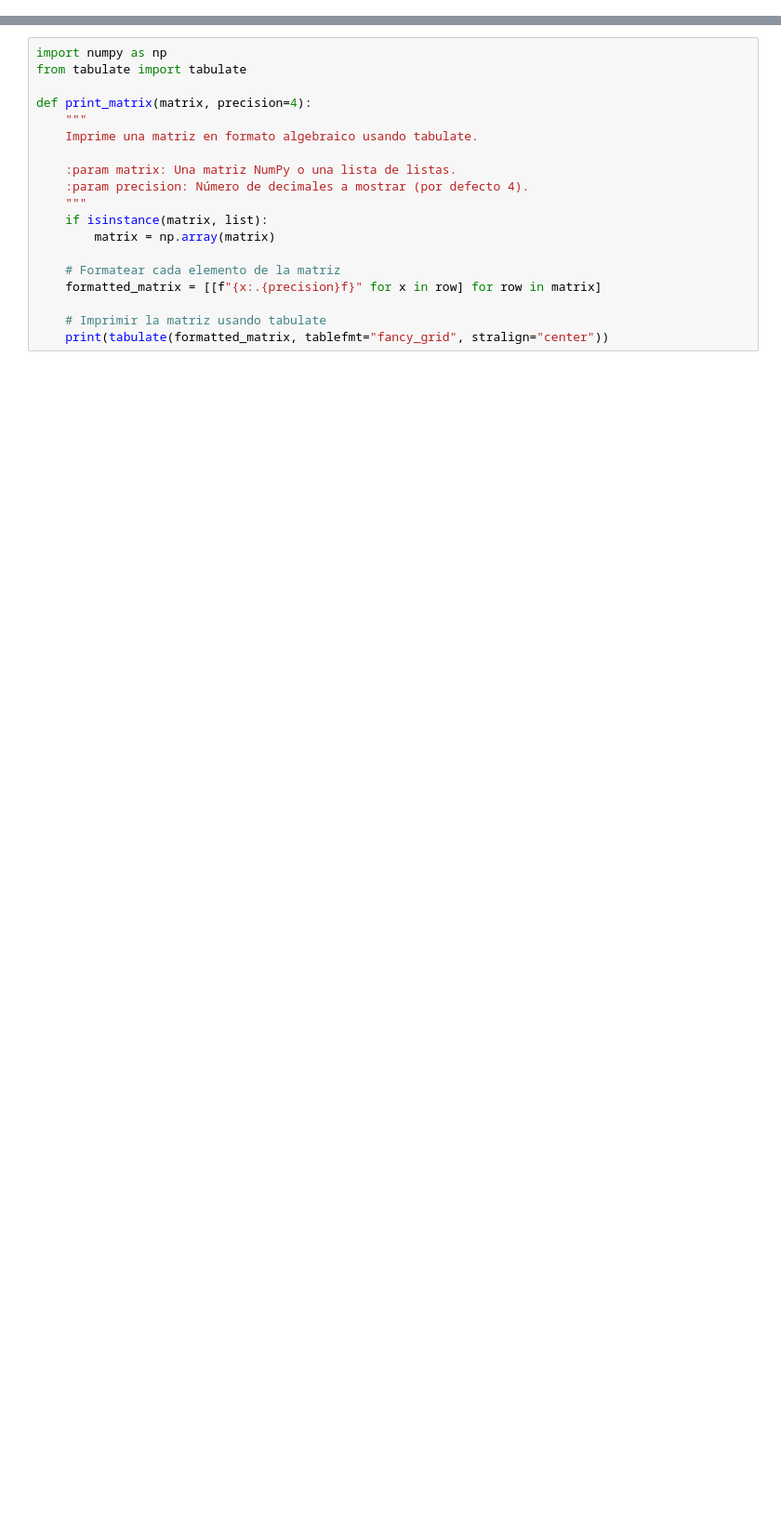
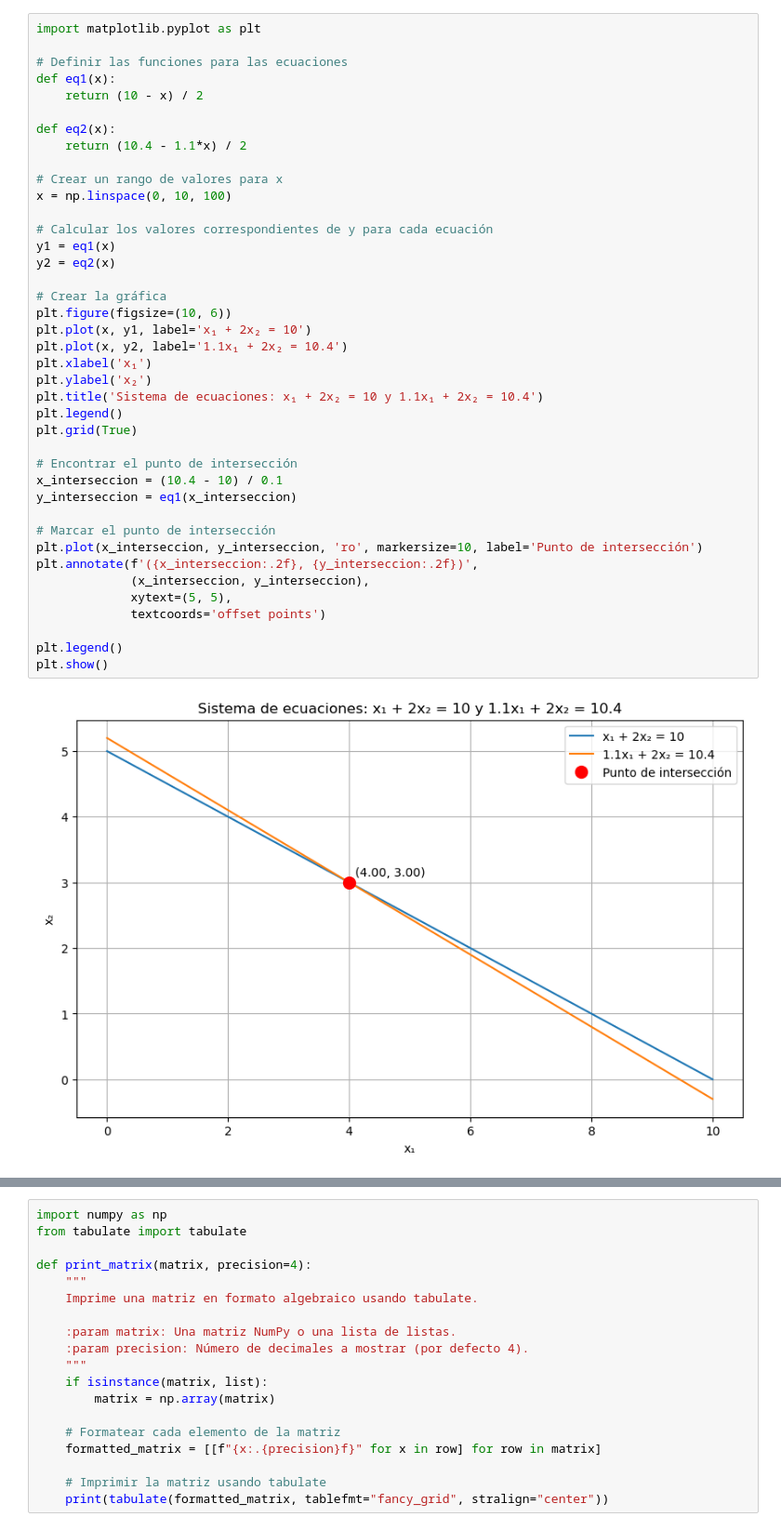
Before and after one commit to cpatagon/Python_Numerico, a Jupyter notebook: clases/04_ SistemasEcuacionesLineales/06B_Dificultades_Gauss_Simple.ipynb, the cells around one changed output, grey strips where cells are left out. Shown at 93% size. Saved outputs shown, nothing was run; the diff lists cells and outputs as text; blank space fills up the shorter version.

```diff
--- a/clases/04_ SistemasEcuacionesLineales/06B_Dificultades_Gauss_Simple.ipynb
+++ b/clases/04_ SistemasEcuacionesLineales/06B_Dificultades_Gauss_Simple.ipynb
@@ -1 +104,43 @@
+# %%
+import matplotlib.pyplot as plt
+
+# Definir las funciones para las ecuaciones
+def eq1(x):
+    return (10 - x) / 2
+
+def eq2(x):
+    return (10.4 - 1.1*x) / 2
+
+# Crear un rango de valores para x
+x = np.linspace(0, 10, 100)
+
+# Calcular los valores correspondientes de y para cada ecuación
+y1 = eq1(x)
+y2 = eq2(x)
+
+# Crear la gráfica
+plt.figure(figsize=(10, 6))
+plt.plot(x, y1, label='x₁ + 2x₂ = 10')
+plt.plot(x, y2, label='1.1x₁ + 2x₂ = 10.4')
+plt.xlabel('x₁')
+plt.ylabel('x₂')
+plt.title('Sistema de ecuaciones: x₁ + 2x₂ = 10 y 1.1x₁ + 2x₂ = 10.4')
+plt.legend()
+plt.grid(True)
+
+# Encontrar el punto de intersección
+x_interseccion = (10.4 - 10) / 0.1
+y_interseccion = eq1(x_interseccion)
+
+# Marcar el punto de intersección
+plt.plot(x_interseccion, y_interseccion, 'ro', markersize=10, label='Punto de intersección')
+plt.annotate(f'({x_interseccion:.2f}, {y_interseccion:.2f})',
+             (x_interseccion, y_interseccion),
+             xytext=(5, 5),
+             textcoords='offset points')
+
+plt.legend()
+plt.show()
+# %% [output]
+[figure, added]
 # %% [markdown]
```
Also changed, not shown: parts of 4 cells of this notebook, 4 other files.
